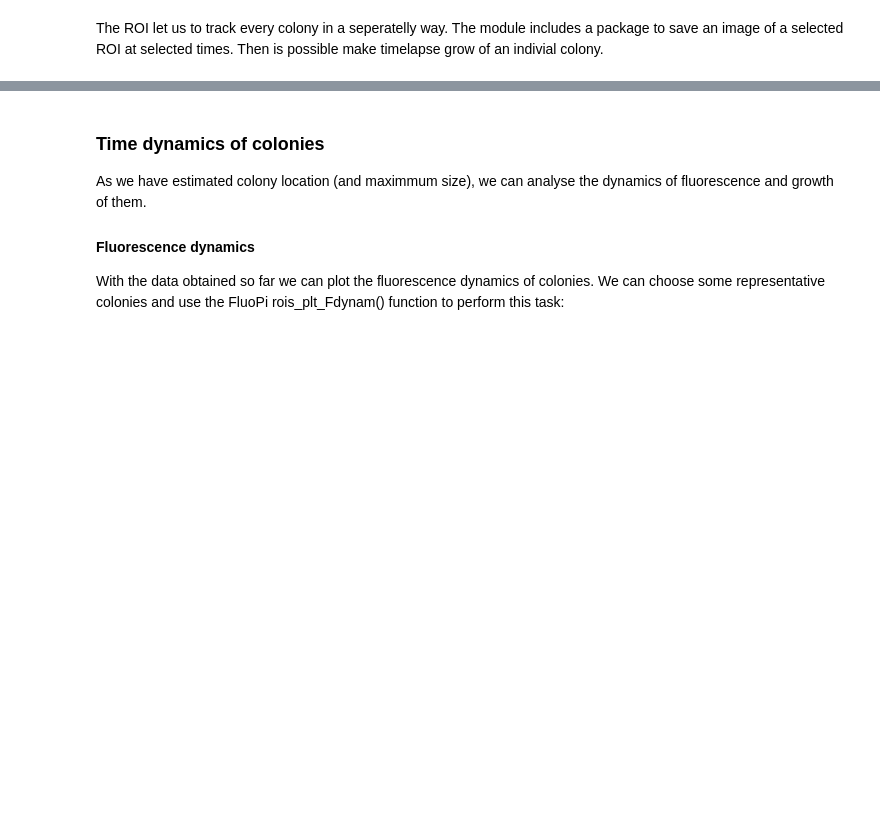
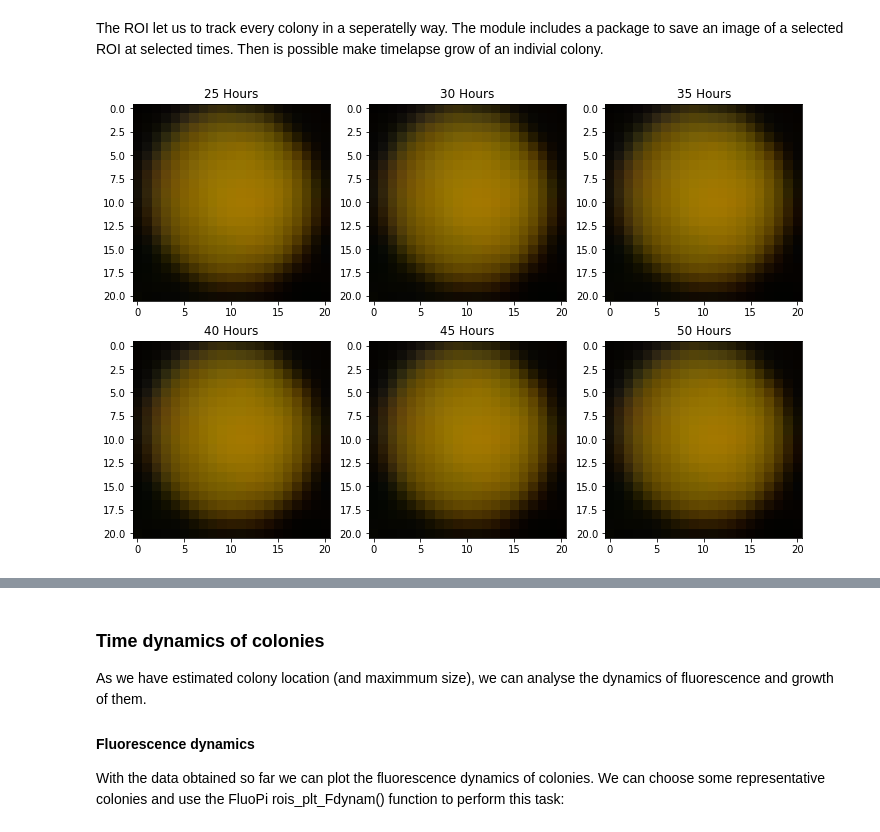
Before and after one commit to RudgeLab/FluoPi, a Jupyter notebook: Examples/Colony_size_and_fluo_full.ipynb, the cells around one changed output, grey strips where cells are left out. Cells and saved outputs as stored; diff of their text form; code cells hidden in the pictures; blank space fills up the shorter version.

Commit message:
Colony_size_and_fluo_full functions names corrected

```diff
--- a/Examples/Colony_size_and_fluo_full.ipynb
+++ b/Examples/Colony_size_and_fluo_full.ipynb
@@ -98,7 +98,7 @@ BG = fluopi.BG_Val(512, 610, 280, 450, DataS, imCount)
 # %% [markdown]
 We can substract this background value from each frame using BG_subst:
 # %%
-DataSB = fluopi.BG_subst(DataS,BG)
+DataSB = flua.bg_subst(DataS,BG)
 # %% [markdown]
 and we can check the effect on the background
 # %%
@@ -145,5 +150,5 @@ Then we apply a the filter to the data (re-run the next line with different sigm
 # %%
-sDatS,sDatSall,sDatST=fluopi.smoothDat(DataSB,sigma=0.7)
+sDatS,sDatSall,sDatST=flua.smooth_data(DataSB,sigma=0.7)
 # %% [output]
 [figure]
 # %% [markdown]
@@ -161,7 +166,7 @@ Scikit-image provides several functions to detect Gaussian-like features ([blobs
 # %% [markdown]
 To properly identification, it's important to set the threshold for each dataset manually (based on the previous colormap)
 # %%
-blobD = fluopi.colonyBlob(sDatSall,0.26,fname%599,filename='Plots/DetectedBlobs')
+blobD = flua.colony_blobs_id(sDatSall,0.26,fname%599,filename='Plots/DetectedBlobs')
 # %% [output]
 [figure]
 [figure]
@@ -170,7 +175,7 @@ With the previous procedure we have identified where each colony is placed
 
 To perform further analysis on each colony it is necesary to store these regions of interest (ROI) and his data, with size given by the Gaussian width (x2 = 2 standard deviations).
 # %%
-Rois,RoisC,NC = fluopi.obtain_rois(sDatST,blobD)
+Rois,RoisC,NC = flua.obtain_rois(sDatST,blobD)
 # %% [markdown]
 we can ilustrate the data with the first blob (colony)
 # %%
@@ -187,10 +192,12 @@ The ROI let us to track every colony in a seperatelly way. The module includes a
 # %%
 #Orange example
 idx=79
 fname=('ROIs/Col'+str(idx)+'_ROI_step%d.png')
 Times=[24,29,34,39,44,49]
 
-fluopi.TL_ROI(Rois,idx,Times,fname,[2,3])
+flup.tl_roi(Rois,idx,Times,fname,gridsize=[2,3])
+# %% [output]
+[figure, added]
 # %%
 #Red example
 idx=66
```
Also changed, not shown: parts of 28 cells of this notebook, 2 other files.
